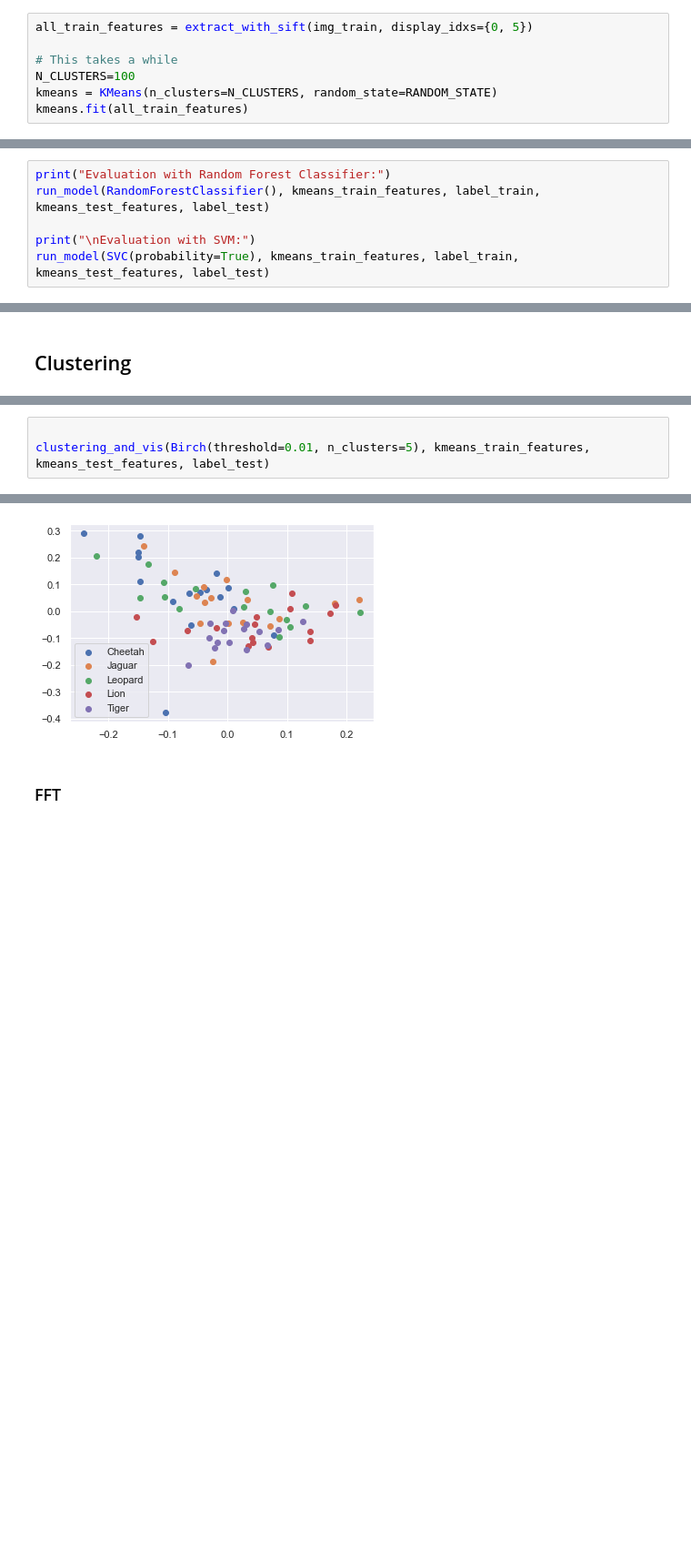
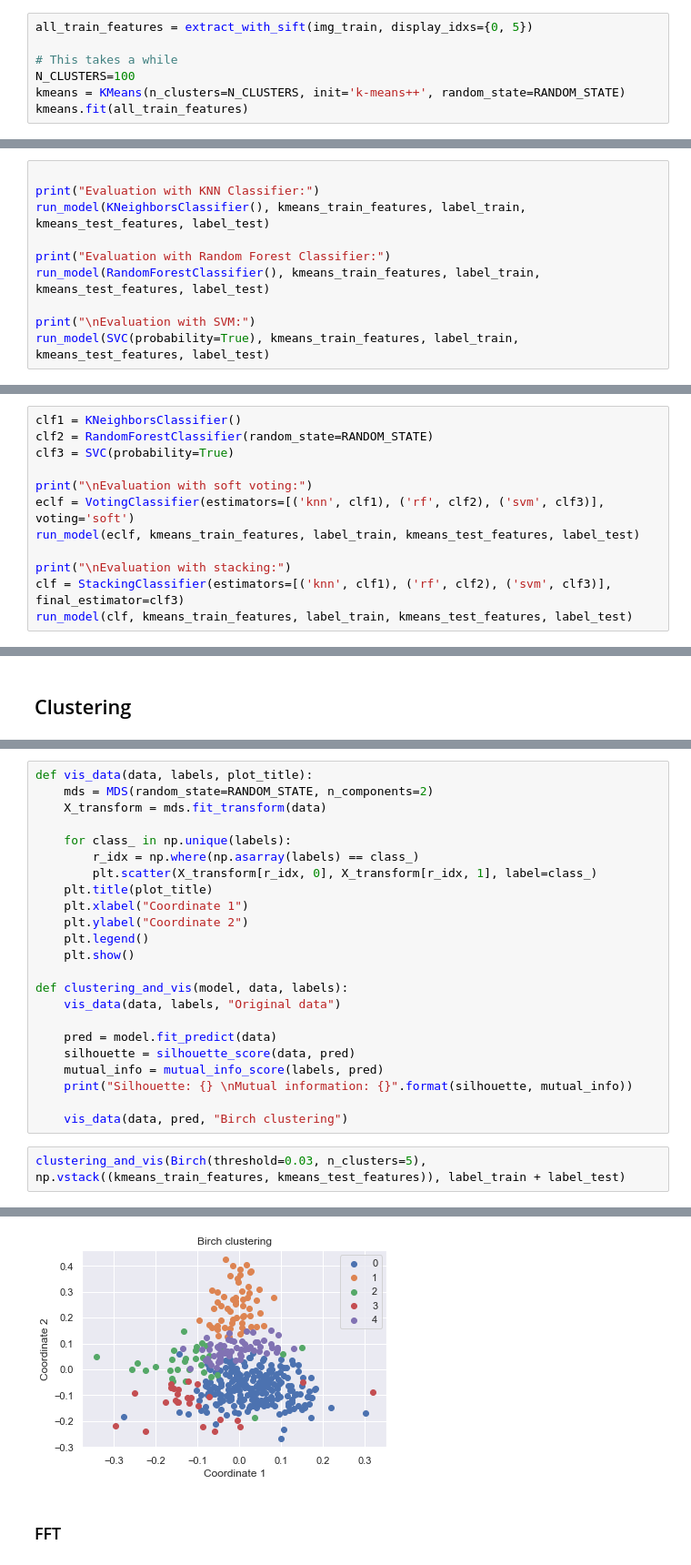
Before and after one commit to alina-dima/PR-for-AI, a Jupyter notebook: Assignment 2/BigCats/big_cats_clustering.ipynb, the cells around one changed output, grey strips where cells are left out. Shown at 91% size. Cells and saved outputs as stored; diff of their text form; blank space fills up the shorter version.

Commit message:
update on clustering + 2 ensemble methods

```diff
--- a/Assignment 2/BigCats/big_cats_clustering.ipynb
+++ b/Assignment 2/BigCats/big_cats_clustering.ipynb
@@ -231,6 +230,6 @@ all_train_features = extract_with_sift(img_train, display_idxs={0, 5})
 
 # This takes a while
 N_CLUSTERS=100
-kmeans = KMeans(n_clusters=N_CLUSTERS, random_state=RANDOM_STATE)
+kmeans = KMeans(n_clusters=N_CLUSTERS, init='k-means++', random_state=RANDOM_STATE)
 kmeans.fit(all_train_features)
 # %% [output]
@@ -292,6 +291,10 @@ Evaluate with:
     - Random forest classifier
     - Support vector machine
 # %%
+
+print("Evaluation with KNN Classifier:")
+run_model(KNeighborsClassifier(), kmeans_train_features, label_train, kmeans_test_features, label_test)
+
 print("Evaluation with Random Forest Classifier:")
 run_model(RandomForestClassifier(), kmeans_train_features, label_train, kmeans_test_features, label_test)
 
@@ -320,0 +336,12 @@ Class: Tiger, AUC: 0.9541015625
+# %%
+clf1 = KNeighborsClassifier()
+clf2 = RandomForestClassifier(random_state=RANDOM_STATE)
+clf3 = SVC(probability=True)
+
+print("\nEvaluation with soft voting:")
+eclf = VotingClassifier(estimators=[('knn', clf1), ('rf', clf2), ('svm', clf3)], voting='soft')
+run_model(eclf, kmeans_train_features, label_train, kmeans_test_features, label_test)
+
+print("\nEvaluation with stacking:")
+clf = StackingClassifier(estimators=[('knn', clf1), ('rf', clf2), ('svm', clf3)], final_estimator=clf3)
+run_model(clf, kmeans_train_features, label_train, kmeans_test_features, label_test)
@@ -346,4 +369,26 @@ def clustering_and_vis(model, train_data, test_data, test_labels):
+# %%
+def vis_data(data, labels, plot_title):
+    mds = MDS(random_state=RANDOM_STATE, n_components=2)
+    X_transform = mds.fit_transform(data)
+
+    for class_ in np.unique(labels):
+        r_idx = np.where(np.asarray(labels) == class_)
+        plt.scatter(X_transform[r_idx, 0], X_transform[r_idx, 1], label=class_)
+    plt.title(plot_title)
+    plt.xlabel("Coordinate 1")
+    plt.ylabel("Coordinate 2")
+    plt.legend()
+    plt.show()
+
+def clustering_and_vis(model, data, labels):
+    vis_data(data, labels, "Original data")
+
+    pred = model.fit_predict(data)
+    silhouette = silhouette_score(data, pred)
+    mutual_info = mutual_info_score(labels, pred)
+    print("Silhouette: {} \nMutual information: {}".format(silhouette, mutual_info))
+
+    vis_data(data, pred, "Birch clustering")
 # %%
-
-clustering_and_vis(Birch(threshold=0.01, n_clusters=5), kmeans_train_features, kmeans_test_features, label_test)
+clustering_and_vis(Birch(threshold=0.03, n_clusters=5), np.vstack((kmeans_train_features, kmeans_test_features)), label_train + label_test)
 # %% [output]
@@ -352,4 +398,4 @@ Silhouette: 0.23216983262441143, Mutual information: 0.3727870371714095
-[figure, old version]
+[figure, new version]
 # %% [markdown]
 ### FFT
 # %% [markdown]
```
Also changed, not shown: parts of 13 cells of this notebook.
